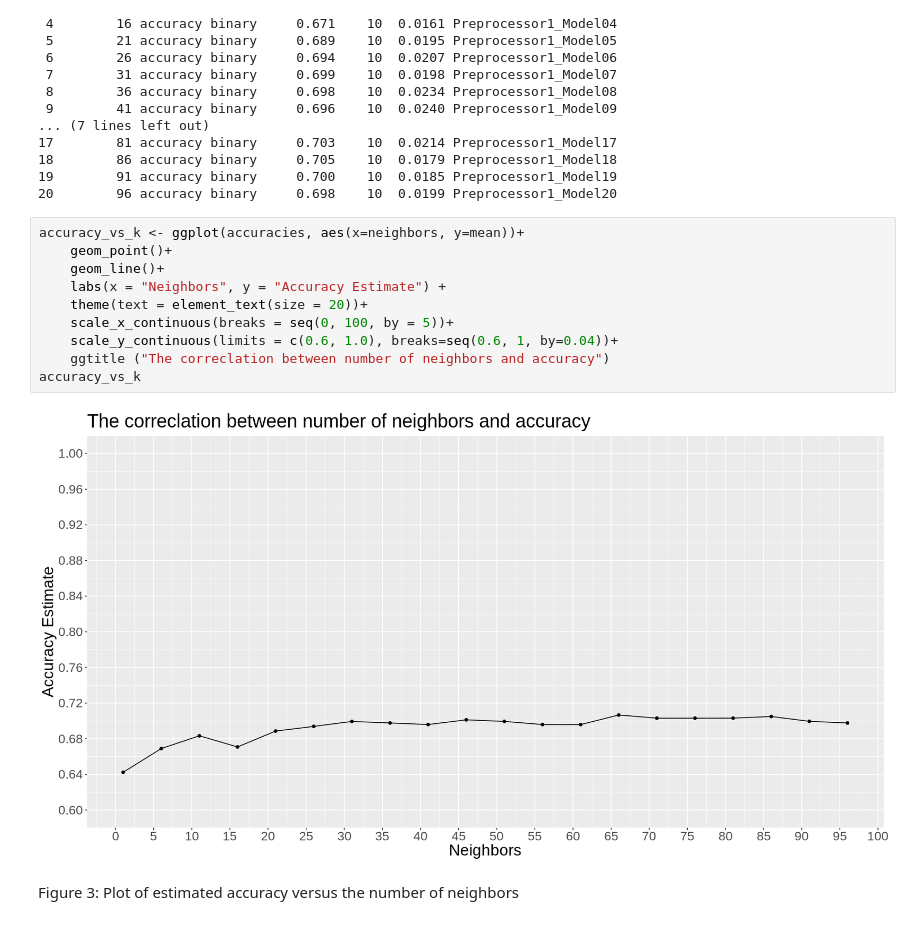
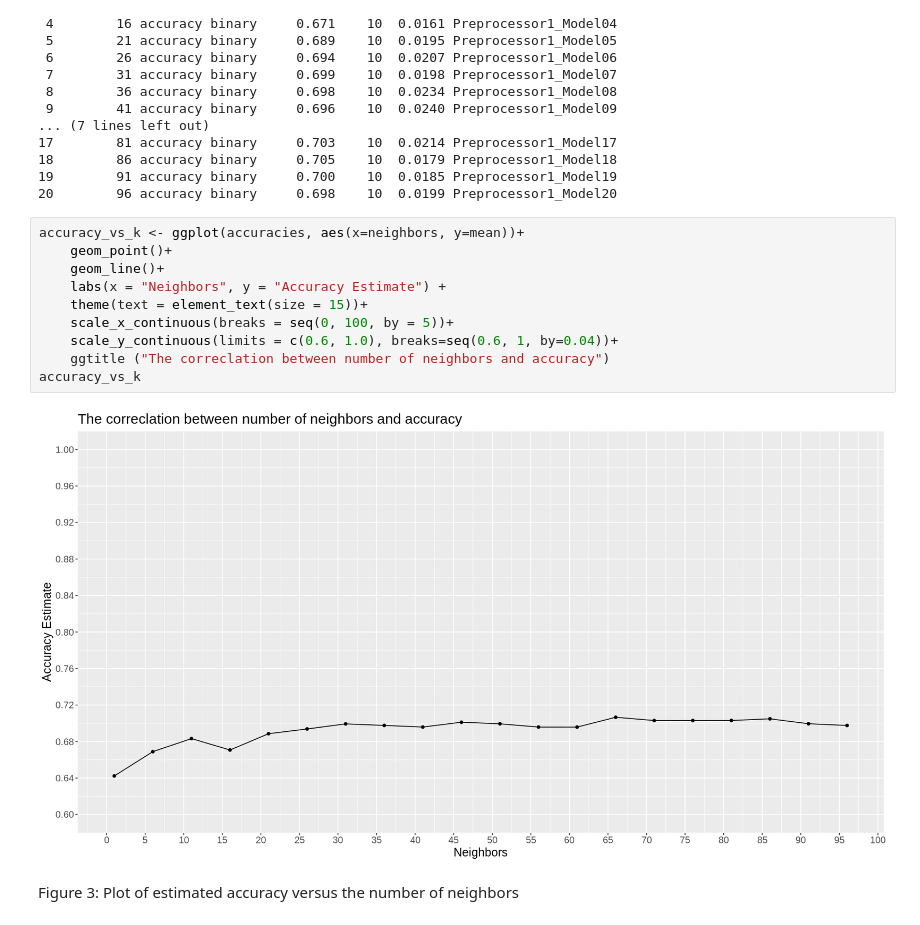
Before and after one commit to kiarashbahari/Group_project, a Jupyter notebook: project.ipynb, the cells around one changed output. Cells and saved outputs as stored; diff of their text form.

```diff
--- a/project.ipynb
+++ b/project.ipynb
@@ -497,15 +509,15 @@ print(accuracies)
 # %%
 accuracy_vs_k <- ggplot(accuracies, aes(x=neighbors, y=mean))+
     geom_point()+
     geom_line()+
     labs(x = "Neighbors", y = "Accuracy Estimate") +
-    theme(text = element_text(size = 20))+
+    theme(text = element_text(size = 15))+
     scale_x_continuous(breaks = seq(0, 100, by = 5))+
     scale_y_continuous(limits = c(0.6, 1.0), breaks=seq(0.6, 1, by=0.04))+
     ggtitle ("The correclation between number of neighbors and accuracy")
 accuracy_vs_k
 # %% [output]
-[figure, old version]
+[figure, new version]
 # %% [markdown]
 Figure 3: Plot of estimated accuracy versus the number of neighbors
 # %% [markdown]
```
Also changed, not shown: parts of 3 cells of this notebook.
